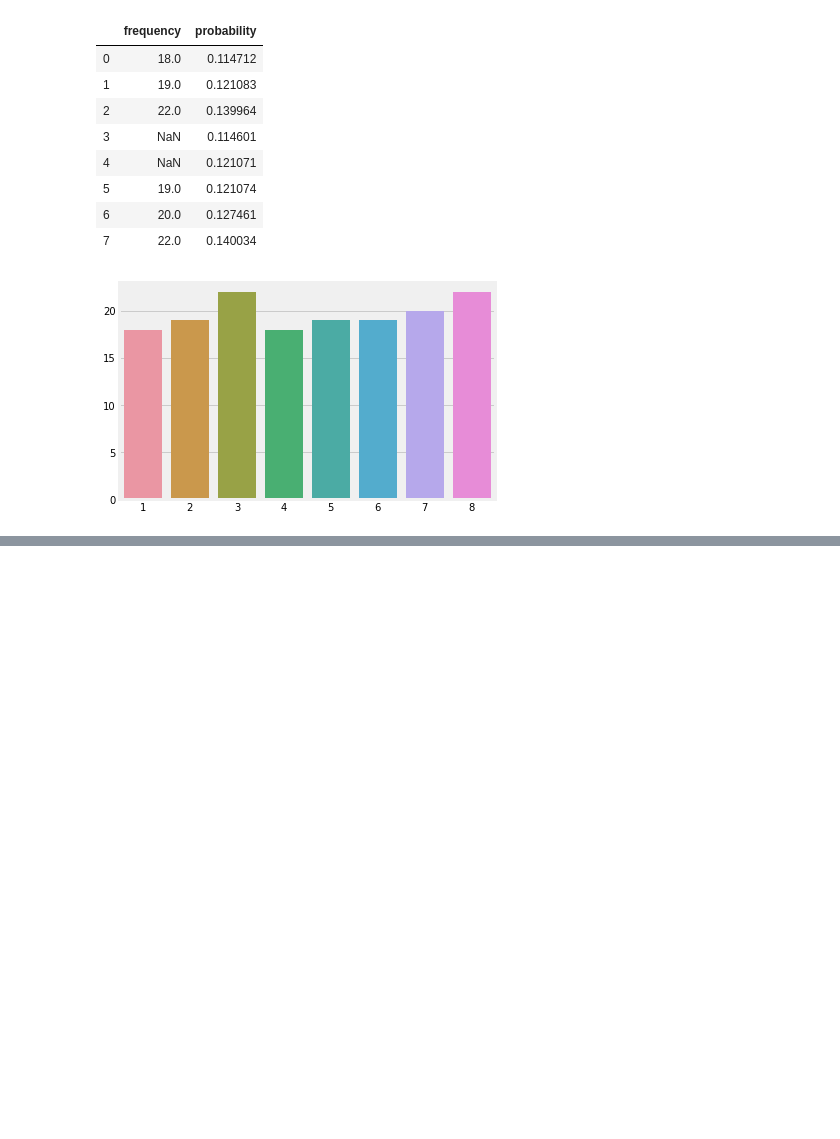
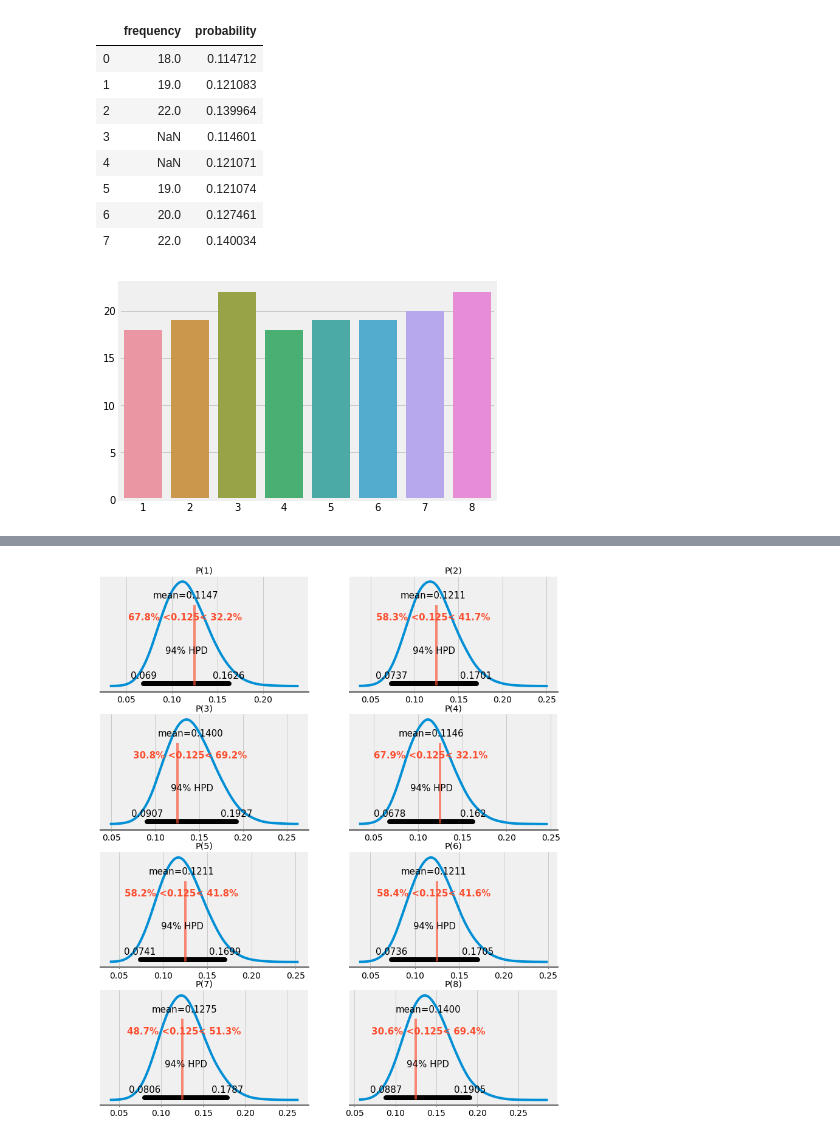
Before and after one commit to clausherther/public, a Jupyter notebook: Rethinking - Andrew's Spinner.ipynb, the cells around one changed output, grey strips where cells are left out. Saved outputs shown, nothing was run; the diff lists cells and outputs as text; code cells hidden in the pictures; blank space fills up the shorter version.

```diff
--- a/Rethinking - Andrew's Spinner.ipynb
+++ b/Rethinking - Andrew's Spinner.ipynb
@@ -115,3 +119,11 @@ sns.barplot(x=np.arange(1, k+1), y=np.median(trace_frequency["data_obs_imputed"]
+# %%
+_, axes = plt.subplots(4, 2, figsize=(6*2, 4*4))
+axes = axes.flatten()
+for i in range(k):
+    pm.plot_posterior(trace_frequency["theta"][:, i], ax=axes[i], round_to=4, ref_val=1/k)
+    axes[i].set_title(f"P({i+1})")
+# %% [output]
+[figure, added]
 # %%
 g = sns.jointplot(trace_frequency["theta"][:, 3],
               trace_frequency["theta"][:, 4],
```
Also changed, not shown: parts of 2 cells of this notebook.
